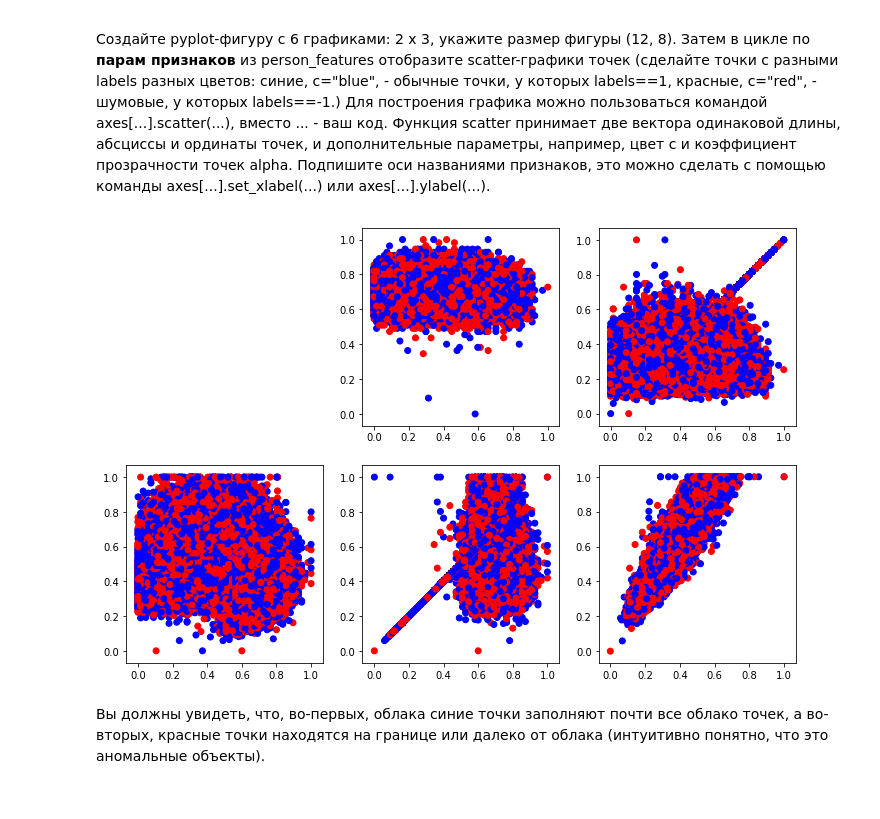
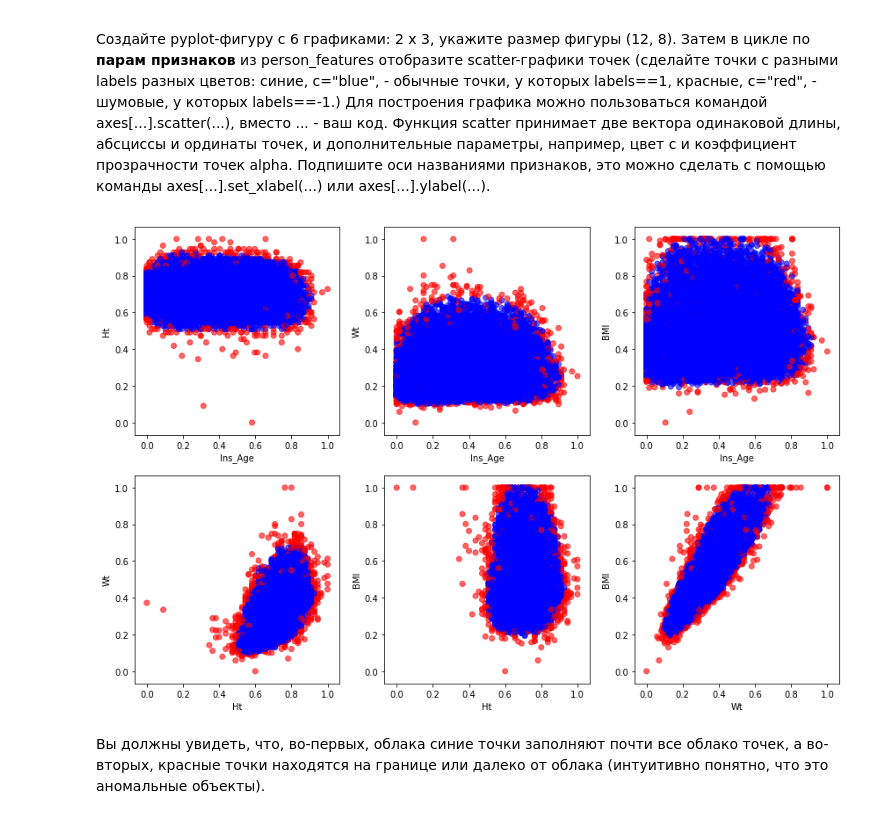
Before and after one commit to chance-comer/coursera_data_analysis_and_ML, a Jupyter notebook: DataStructureSearch/VisualizationPeerReview.ipynb, the cells around one changed output. Drawn from its saved outputs; the diff is of its cells as text; code cells hidden in the pictures.

```diff
--- a/DataStructureSearch/VisualizationPeerReview.ipynb
+++ b/DataStructureSearch/VisualizationPeerReview.ipynb
@@ -463,13 +459,23 @@ labels = svm_.predict(sdata[person_features])
 Создайте pyplot-фигуру с 6 графиками: 2 x 3, укажите размер фигуры (12, 8). Затем в цикле по __парам признаков__ из person_features отобразите scatter-графики точек (сделайте точки с разными labels разных цветов: синие, c="blue", - обычные точки, у которых labels==1, красные, c="red",  - шумовые, у которых labels==-1.) Для построения графика можно пользоваться командой axes[...].scatter(...), вместо ... - ваш код. Функция scatter принимает две вектора одинаковой длины, абсциссы и ординаты точек, и дополнительные параметры, например, цвет c и коэффициент прозрачности точек alpha. Подпишите оси названиями признаков, это можно сделать с помощью команды axes[...].set_xlabel(...) или axes[...].ylabel(...).
 # %%
 # Код 7. Постройте 6 графиков
+from  matplotlib.colors import ListedColormap
 plt.figure(figsize = (12, 8))
 for f in range(len(person_features) - 1):
     for f_o in range(1, len(person_features)):
-        plt.subplot(2, 3, f + f_o + 1)
-        plt.scatter(sdata[person_features[f]], sdata[person_features[f_o]], c =["blue", "red"])
+        if f >= f_o:
+            continue
+        num = f + f_o + 1 if f > 0 else f + f_o
+        plt.subplot(2, 3, num)
+        #plt.xlim(-2, 2)
+        #plt.ylim(-2, 2)
+        plt.scatter(sdata[person_features[f]], sdata[person_features[f_o]], c = labels, \
+                    cmap = ListedColormap(["red", "blue"]), alpha = 0.6)
+        plt.xlabel(person_features[f])
+        plt.ylabel(person_features[f_o])
+plt.tight_layout()
 # %% [output]
-[figure, old version]
+[figure, new version]
 # %% [markdown]
 Вы должны увидеть, что, во-первых, облака синие точки заполняют почти все облако точек, а во-вторых, красные точки находятся на границе или далеко от облака (интуитивно понятно, что это аномальные объекты).
 # %% [markdown]
```
Also changed, not shown: parts of 7 cells of this notebook.
